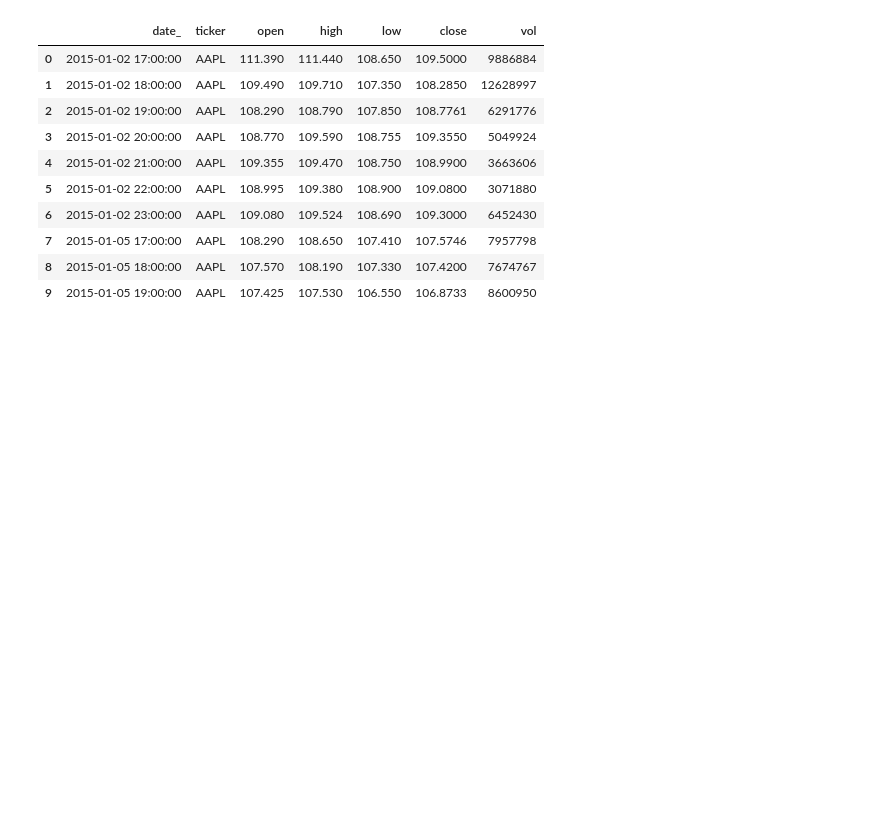
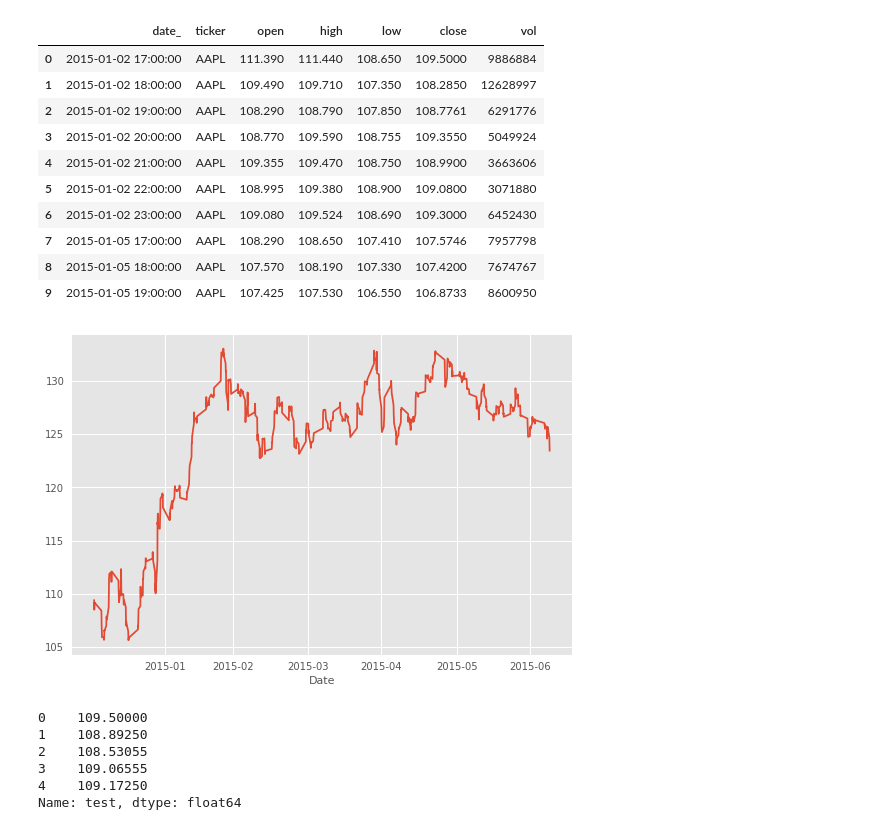
Before and after one commit to PatrykML/twitter_sentiment_stock_prediction, a Jupyter notebook: autoreg.ipynb, the cells around one changed output. Saved outputs shown, nothing was run; the diff lists cells and outputs as text; code cells hidden in the pictures; blank space fills up the shorter version.

```diff
--- a/autoreg.ipynb
+++ b/autoreg.ipynb
@@ -66,4 +69,18 @@ def exp_smoothing(series, alpha=0.3):
     return smoothed
+# %%
+sample['test'] = exp_smoothing(sample.close, 0.5)
+plot_timeseries(sample, 'test')
+# %% [output]
+[figure, added]
+# %%
+sample.test.head()
+# %% [output]
+0    109.50000
+1    108.89250
+2    108.53055
+3    109.06555
+4    109.17250
+Name: test, dtype: float64
 # %%
 %%time
 plot_timeseries(sample, 'close', '1M')
```
Also changed, not shown: parts of 19 cells of this notebook.
